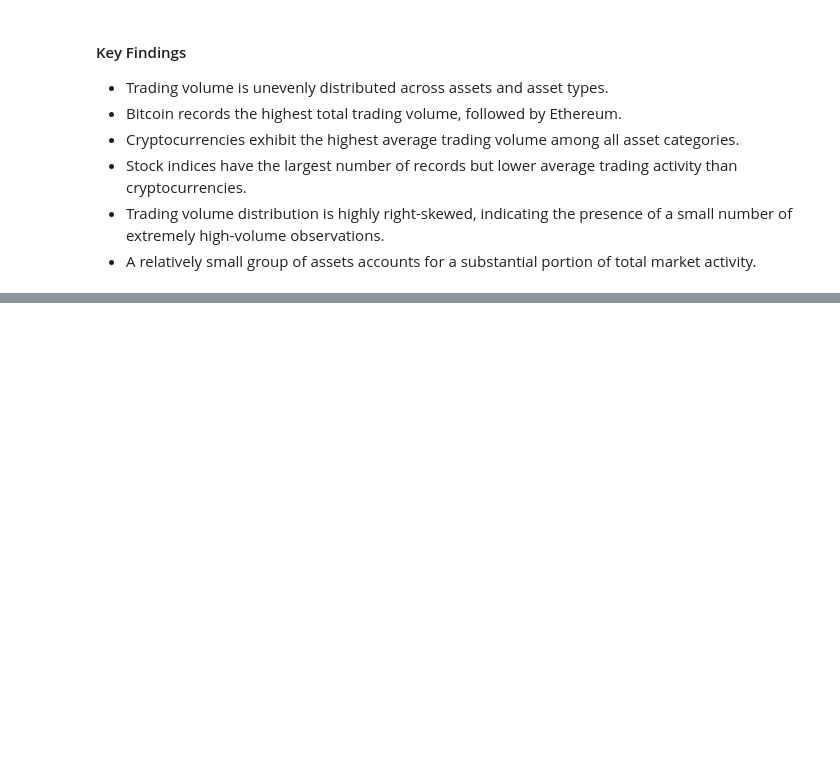
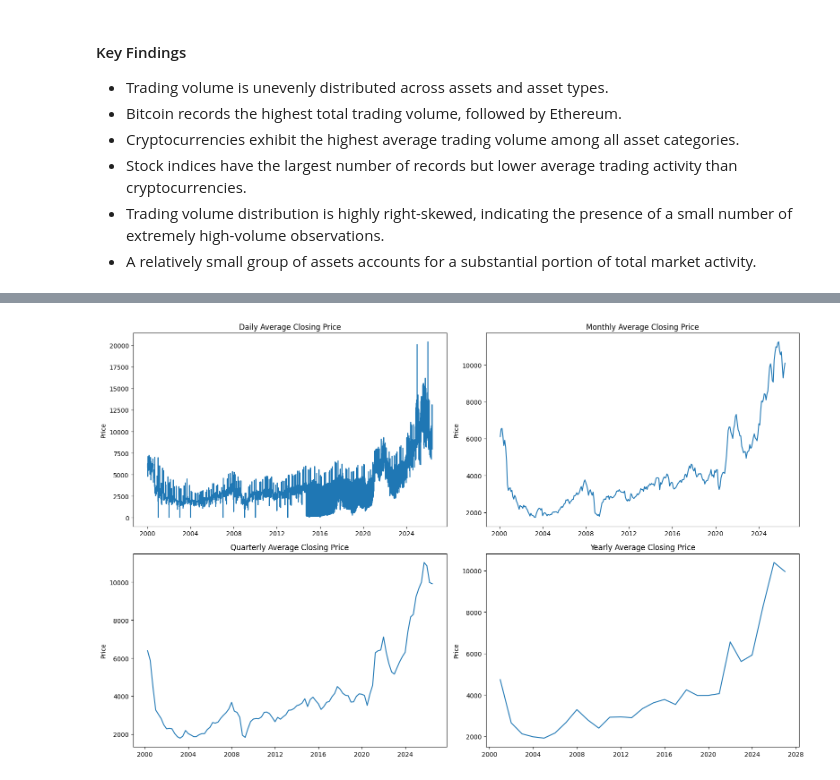
Before and after one commit to sagnik5549/Market_Analysis_2000_Present, a Jupyter notebook: Notebooks/03_Exploratory_Data_Analysis.ipynb, the cells around one changed output, grey strips where cells are left out. Saved outputs shown, nothing was run; the diff lists cells and outputs as text; code cells hidden in the pictures; blank space fills up the shorter version.

```diff
--- a/Notebooks/03_Exploratory_Data_Analysis.ipynb
+++ b/Notebooks/03_Exploratory_Data_Analysis.ipynb
@@ -350,0 +386,27 @@ The trading volume analysis reveals significant differences in market activity a
+# %%
+fig, axes = plt.subplots(2, 2, figsize=(16, 10))
+
+# Daily
+axes[0,0].plot(daily.index, daily.values)
+axes[0,0].set_title("Daily Average Closing Price")
+axes[0,0].set_ylabel("Price")
+
+# Monthly
+axes[0,1].plot(monthly.index, monthly.values)
+axes[0,1].set_title("Monthly Average Closing Price")
+axes[0,1].set_ylabel("Price")
+
+# Quarterly
+axes[1,0].plot(quarterly.index, quarterly.values)
+axes[1,0].set_title("Quarterly Average Closing Price")
+axes[1,0].set_ylabel("Price")
+
+# Yearly
+axes[1,1].plot(yearly.index, yearly.values)
+axes[1,1].set_title("Yearly Average Closing Price")
+axes[1,1].set_ylabel("Price")
+
+plt.tight_layout()
+plt.show()
+# %% [output]
+[figure, added]
```
Also changed, not shown: parts of 9 cells of this notebook.
